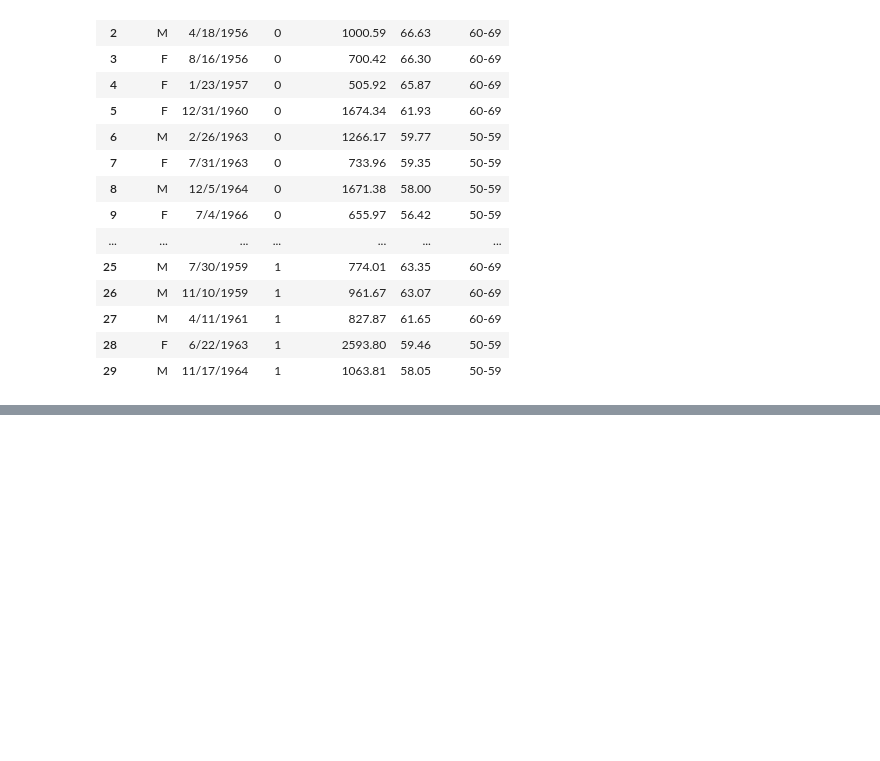
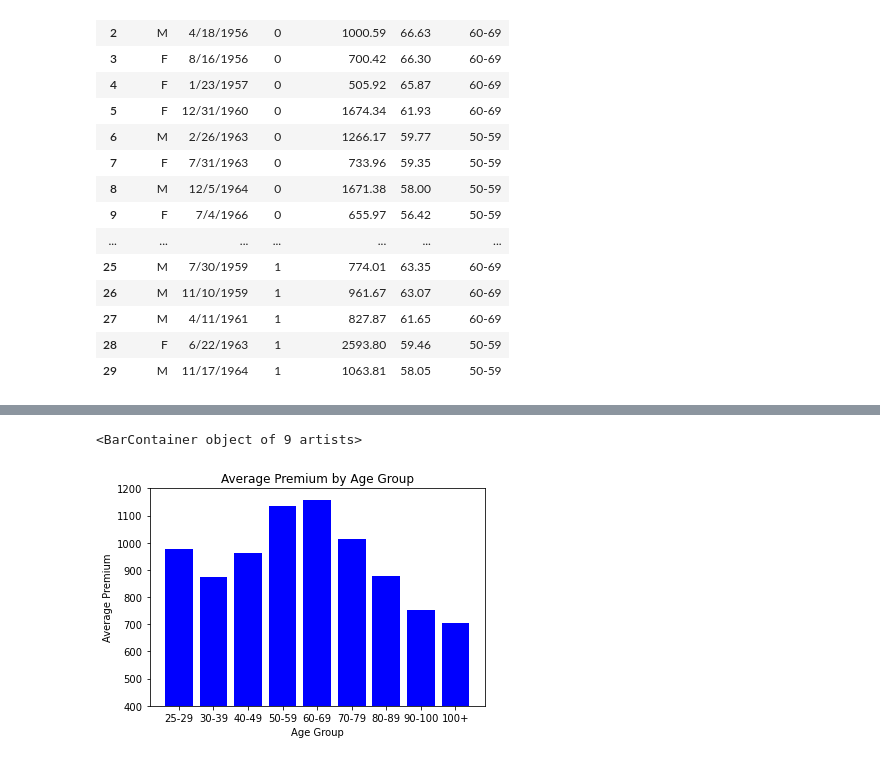
Before and after one commit to jthubert10/Auto_Insurance_Analysis, a Jupyter notebook: pyInsuranceAge.ipynb, the cells around one changed output, grey strips where cells are left out. Cells and saved outputs as stored; diff of their text form; code cells hidden in the pictures; blank space fills up the shorter version.

```diff
--- a/pyInsuranceAge.ipynb
+++ b/pyInsuranceAge.ipynb
@@ -60,0 +105,14 @@ age_group_df
+# %%
+# Establish x and y variables
+age_groups = age_group_df2["Age Range"]
+premium = age_group_df2["current_premium"]
+
+# Plot bar graph with above data
+plt.title("Average Premium by Age Group")
+plt.xlabel("Age Group")
+plt.ylabel("Average Premium")
+plt.ylim(400,1200)
+plt.bar(age_groups, premium, color='b', align='center')
+# %% [output]
+<BarContainer object of 9 artists>
+[figure, added]
```
Also changed, not shown: parts of 4 cells of this notebook.
